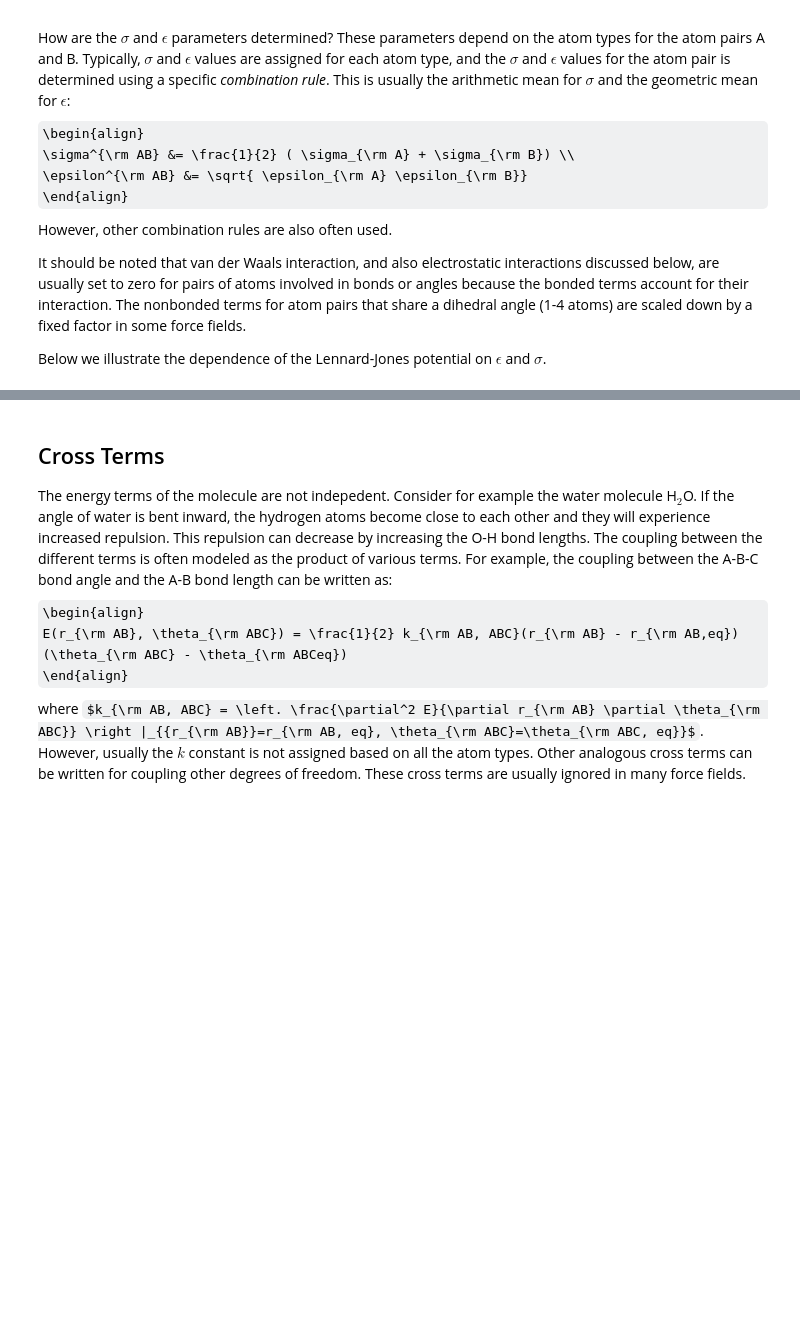
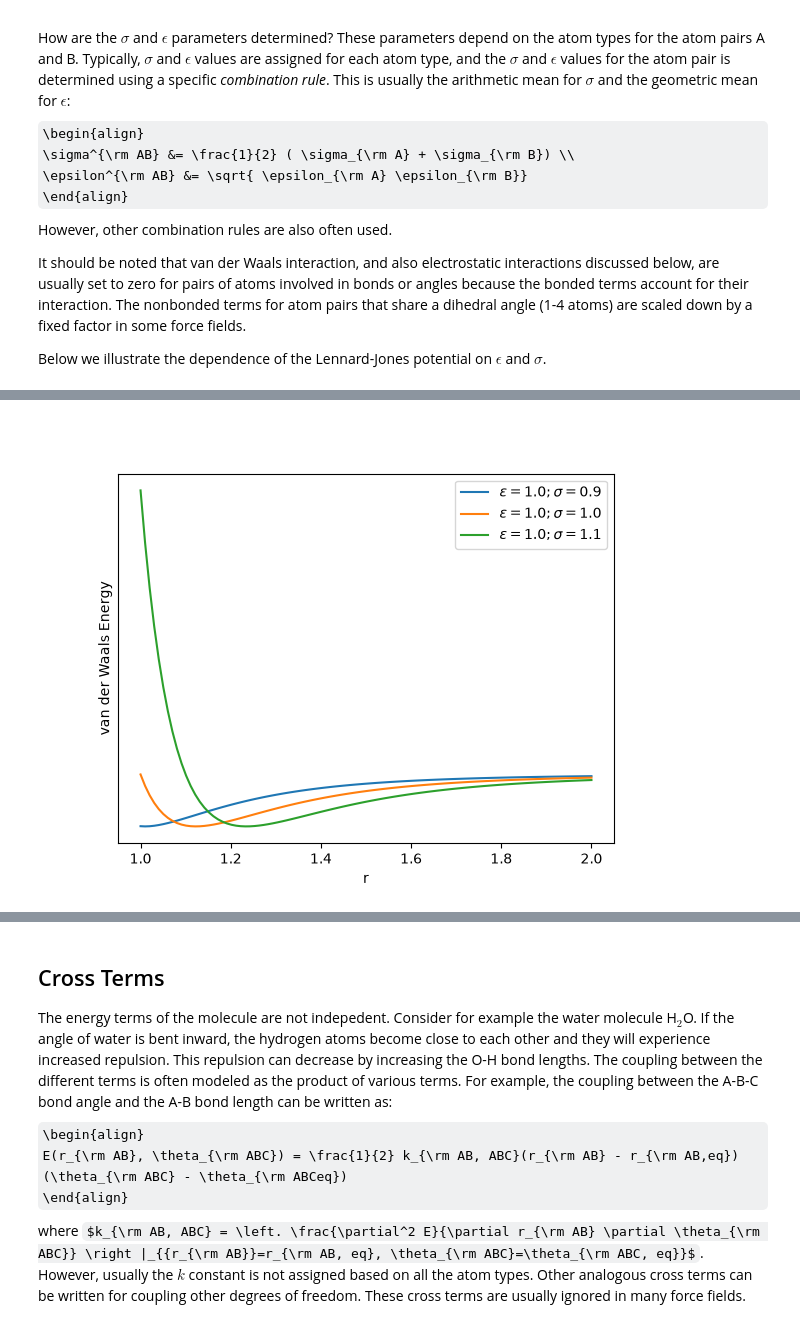
Before and after one commit to alenaizan/CHEM_313, a Jupyter notebook: 10_molecular_mechanics/molecular_mechanics.ipynb, the cells around one changed output, grey strips where cells are left out. Saved outputs shown, nothing was run; the diff lists cells and outputs as text; code cells hidden in the pictures; some formulas as TeX source; blank space fills up the shorter version.

```diff
--- a/10_molecular_mechanics/molecular_mechanics.ipynb
+++ b/10_molecular_mechanics/molecular_mechanics.ipynb
@@ -253,7 +250,7 @@ epsilon = 1
 plt.figure()
 for sigma in [0.9, 1, 1.1]:
     plt.plot(distances, lennard_jones(distances, epsilon, sigma),
-             label="$\epsilon=%.1f; \sigma=%.1f$" %(epsilon, sigma))
+             label=r"$\epsilon=%.1f; \sigma=%.1f$" %(epsilon, sigma))
 
 plt.xlabel("r")
 plt.ylabel("van der Waals Energy")
@@ -266,3 +261,4 @@ plt.show()
+[figure, added]
 # %% [markdown]
 ## The Electrostatic Energy
 The classical electrostatic energy between two atoms is usually modeled as the Coulomb's law interaction between atom-centered point charges:
```
Also changed, not shown: parts of 9 cells of this notebook, 11 other files.
